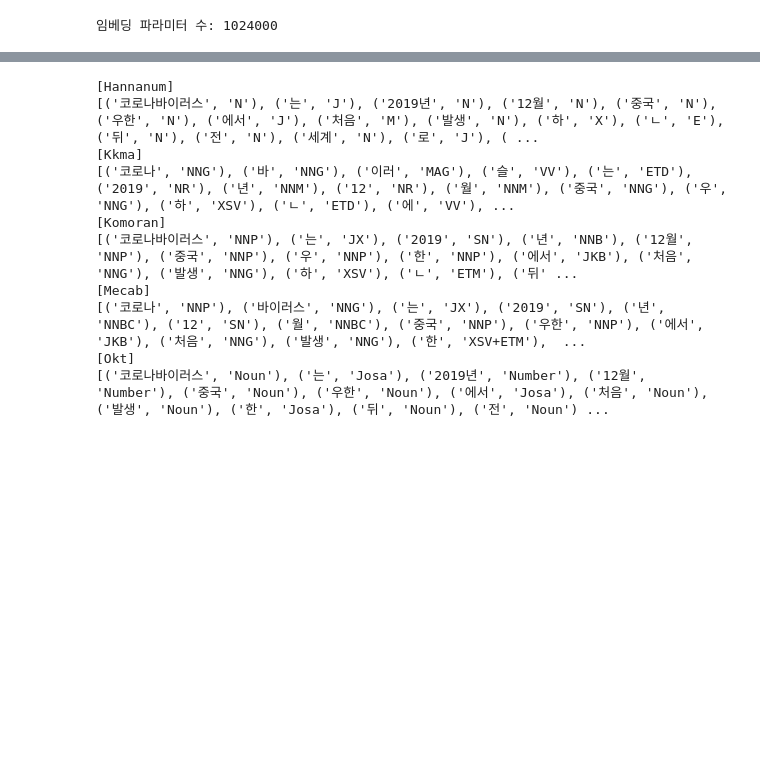
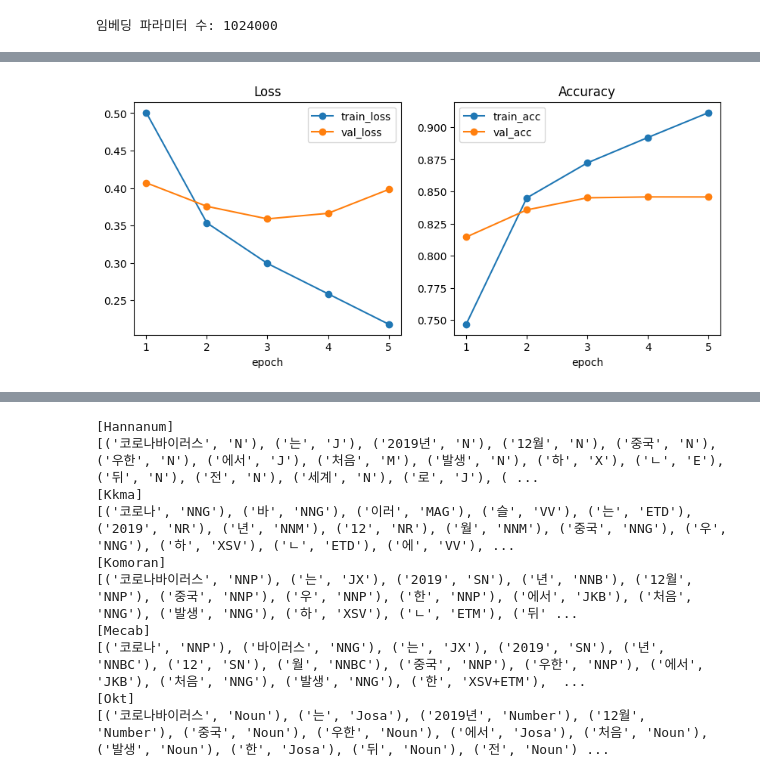
Before and after one commit to kcyoow/ERICA_X_MODULABS_CV_NLP, a Jupyter notebook: NLP/01_Tokenizer_SentencePiece/2 멋진 단어사전 만들기 [프로젝트].ipynb, the cells around one changed output, grey strips where cells are left out. Drawn from its saved outputs; the diff is of its cells as text; code cells hidden in the pictures; blank space fills up the shorter version.

```diff
--- a/NLP/01_Tokenizer_SentencePiece/2 멋진 단어사전 만들기 [프로젝트].ipynb
+++ b/NLP/01_Tokenizer_SentencePiece/2 멋진 단어사전 만들기 [프로젝트].ipynb
@@ -926,7 +926,7 @@ def sp_tokenize(s, corpus):
 
     return tensor, word_index, index_word
 # %%
-batch_size = 64
+batch_size = 256
 X_train, train_word_index, train_index_word = sp_tokenize(s, list(train_df['document']))
 X_test, test_word_index, test_index_word = sp_tokenize(s, list(test_df['document']))
 train_lens = (X_train != 0).sum(dim=1)
@@ -950,18 +950,92 @@ test_loader = DataLoader(test_set, batch_size=batch_size, shuffle=False)
 # %%
+import torch.nn as nn
+from torch.nn.utils.rnn import pack_padded_sequence
+
 class SentimentClassifier(nn.Module):
     def __init__(self, vocab_size, embedding_dim=128, hidden_size=128):
         super().__init__()
         self.embedding = nn.Embedding(num_embeddings=vocab_size, embedding_dim=embedding_dim, padding_idx=0)
         self.lstm = nn.LSTM(input_size=embedding_dim, hidden_size=hidden_size, batch_first=True, bidirectional=True)
         self.fc = nn.Linear(hidden_size*2, 2)
+        self.dropout = nn.Dropout(0.5)
 
     def forward(self, x):
         lengths = (x != 0).sum(dim=1).cpu()
         packed = pack_padded_sequence(self.embedding(x), lengths, batch_first=True, enforce_sorted=False)
         _, (h, _) = self.lstm(packed)
-        return self.fc(torch.cat([h[-2], h[-1]], dim=1))
+        return self.fc(self.dropout(torch.cat([h[-2], h[-1]], dim=1)))
 model = SentimentClassifier(vocab_size)
 criterion = nn.CrossEntropyLoss()
 print("임베딩 파라미터 수:", model.embedding.weight.numel())
 # %% [output]
 임베딩 파라미터 수: 1024000
+# %%
+import copy
+
+torch.manual_seed(42)
+device = torch.device("cuda" if torch.cuda.is_available() else "cpu")
+print("device:", device)
+
+model = SentimentClassifier(vocab_size).to(device)
+optimizer = torch.optim.Adam(model.parameters(), lr=1e-3)
+
+
+def evaluate(model, loader):
+    model.eval()
+    total_loss, correct, count = 0.0, 0, 0
+    with torch.no_grad():
+        for x, y in loader:
+            x, y = x.to(device), y.to(device)
+            logits = model(x)
+            total_loss += criterion(logits, y).item() * len(y)
+            correct += (logits.argmax(dim=1) == y).sum().item()
+            count += len(y)
+    return total_loss / count, correct / count
+
+
+epochs, patience = 5, 2
+history = {"train_loss": [], "train_acc": [], "val_loss": [], "val_acc": []}
+best_acc, best_state, bad_epochs = 0.0, None, 0
+
+for epoch in range(1, epochs + 1):
+    model.train()
+    total_loss, correct, count = 0.0, 0, 0
+    for x, y in train_loader:
+        x, y = x.to(device), y.to(device)
+        optimizer.zero_grad()
+        logits = model(x)
+        loss = criterion(logits, y)
+        loss.backward()
+        optimizer.step()
+        total_loss += loss.item() * len(y)
+        correct += (logits.argmax(dim=1) == y).sum().item()
+        count += len(y)
+
+    val_loss, val_acc = evaluate(model, val_loader)
+    history["train_loss"].append(total_loss / count)
+    history["train_acc"].append(correct / count)
+    history["val_loss"].append(val_loss)
+    history["val_acc"].append(val_acc)
+    print(f"epoch {epoch}: train loss {total_loss / count:.4f} acc {correct / count:.4f} | val loss {val_loss:.4f} acc {val_acc:.4f}")
+
+    if val_acc > best_acc:
+        best_acc, best_state, bad_epochs = val_acc, copy.deepcopy(model.state_dict()), 0
+    else:
+        bad_epochs += 1
+        if bad_epochs >= patience:
+            print("조기 종료")
+            break
+
+fig, axes = plt.subplots(1, 2, figsize=(10, 4))
+for key in ("train_loss", "val_loss"):
+    axes[0].plot(range(1, len(history[key]) + 1), history[key], marker="o", label=key)
+for key in ("train_acc", "val_acc"):
+    axes[1].plot(range(1, len(history[key]) + 1), history[key], marker="o", label=key)
+axes[0].set_title("Loss")
+axes[1].set_title("Accuracy")
+for ax in axes:
+    ax.set_xlabel("epoch")
+    ax.set_xticks(range(1, len(history["train_loss"]) + 1))
+    ax.legend()
+plt.show()
+# %% [output]
@@ -967,0 +1048 @@ print("임베딩 파라미터 수:", model.embedding.weight.numel())
+[figure, added]
```
Also changed, not shown: parts of 3 cells of this notebook.
